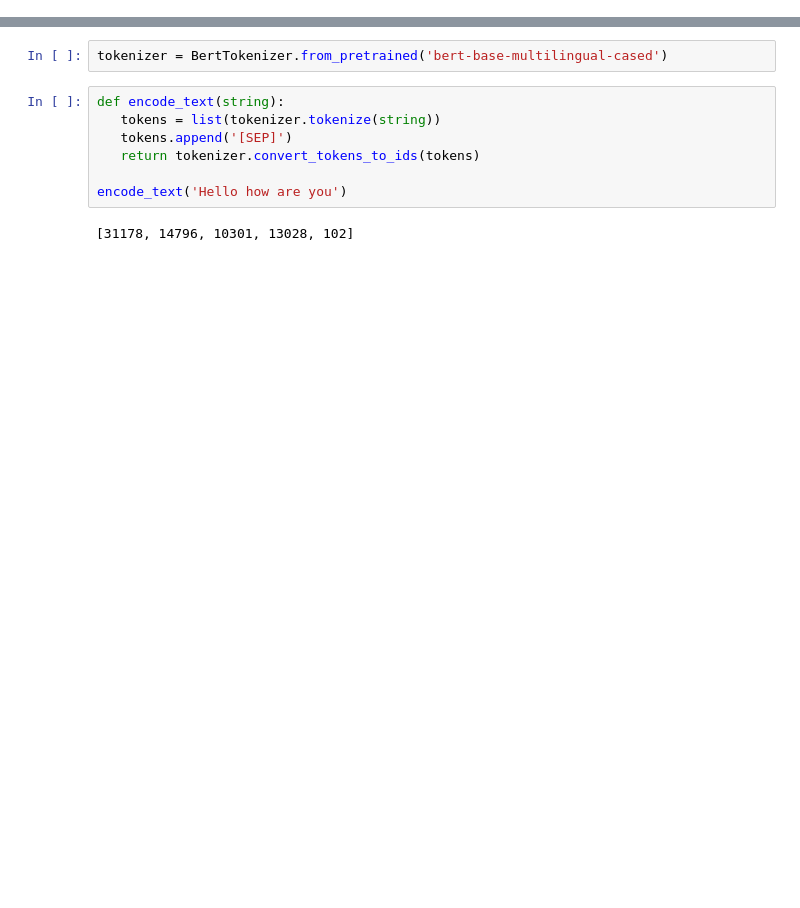
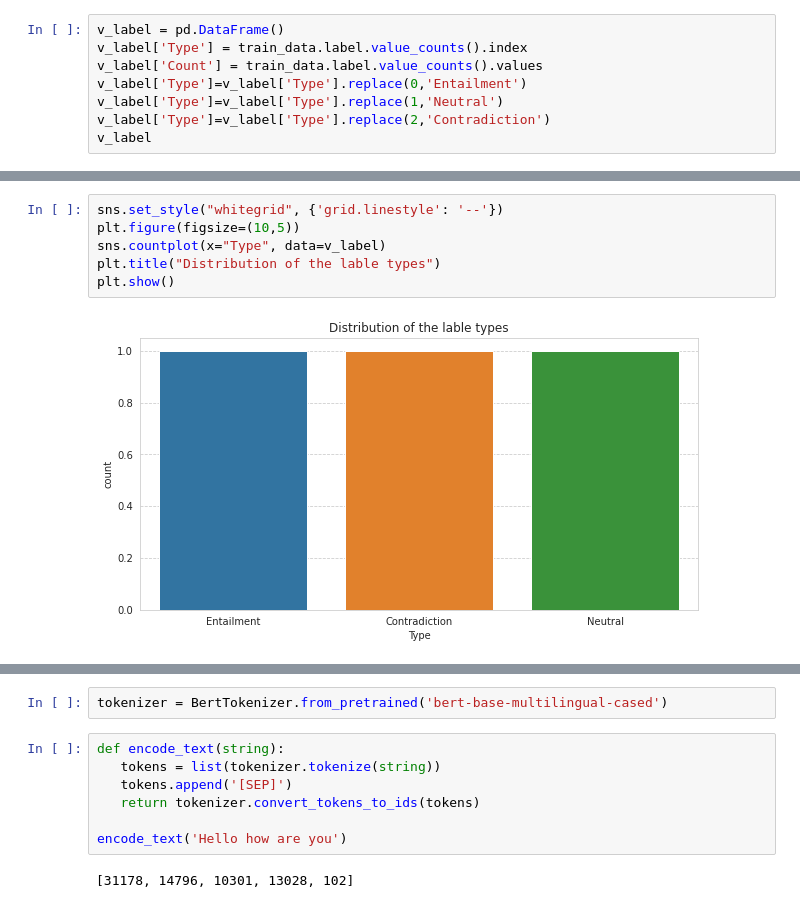
Before and after one commit to Nupur582/Machine-learning-Project, a Jupyter notebook: Submission.ipynb, the cells around one changed output, grey strips where cells are left out. Drawn from its saved outputs; the diff is of its cells as text; blank space fills up the shorter version.

```diff
--- a/Submission.ipynb
+++ b/Submission.ipynb
@@ -176,0 +269,8 @@ Successfully installed sacremoses-0.0.43 sentencepiece-0.1.91 tokenizers-0.8.1rc
+# %%
+v_label = pd.DataFrame()
+v_label['Type'] = train_data.label.value_counts().index
+v_label['Count'] = train_data.label.value_counts().values
+v_label['Type']=v_label['Type'].replace(0,'Entailment')
+v_label['Type']=v_label['Type'].replace(1,'Neutral')
+v_label['Type']=v_label['Type'].replace(2,'Contradiction')
+v_label
@@ -176,0 +287,8 @@ Successfully installed sacremoses-0.0.43 sentencepiece-0.1.91 tokenizers-0.8.1rc
+# %%
+sns.set_style("whitegrid", {'grid.linestyle': '--'})
+plt.figure(figsize=(10,5))
+sns.countplot(x="Type", data=v_label)
+plt.title("Distribution of the lable types")
+plt.show()
+# %% [output]
+[figure, added]
```
Also changed, not shown: parts of 101 cells of this notebook.
